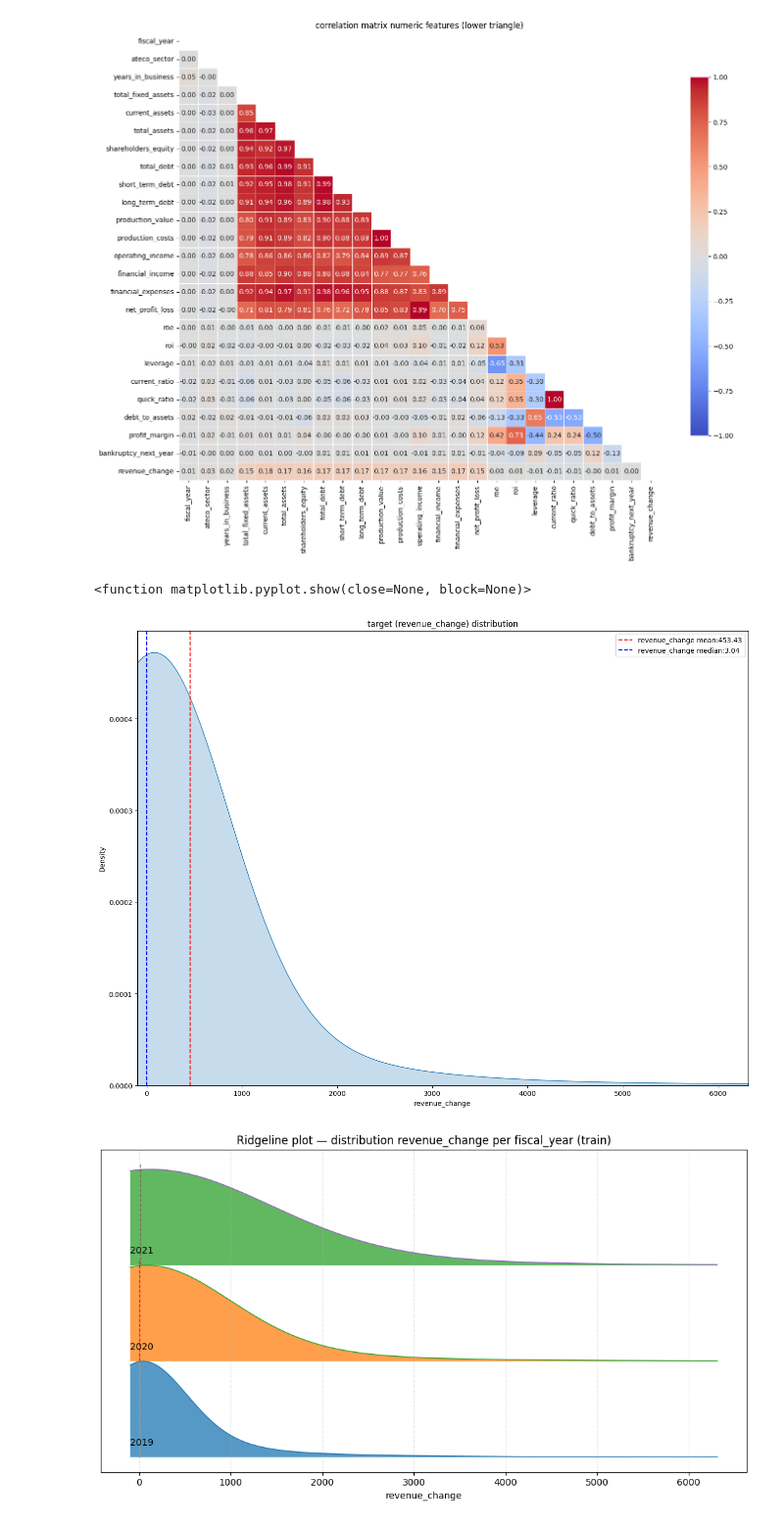
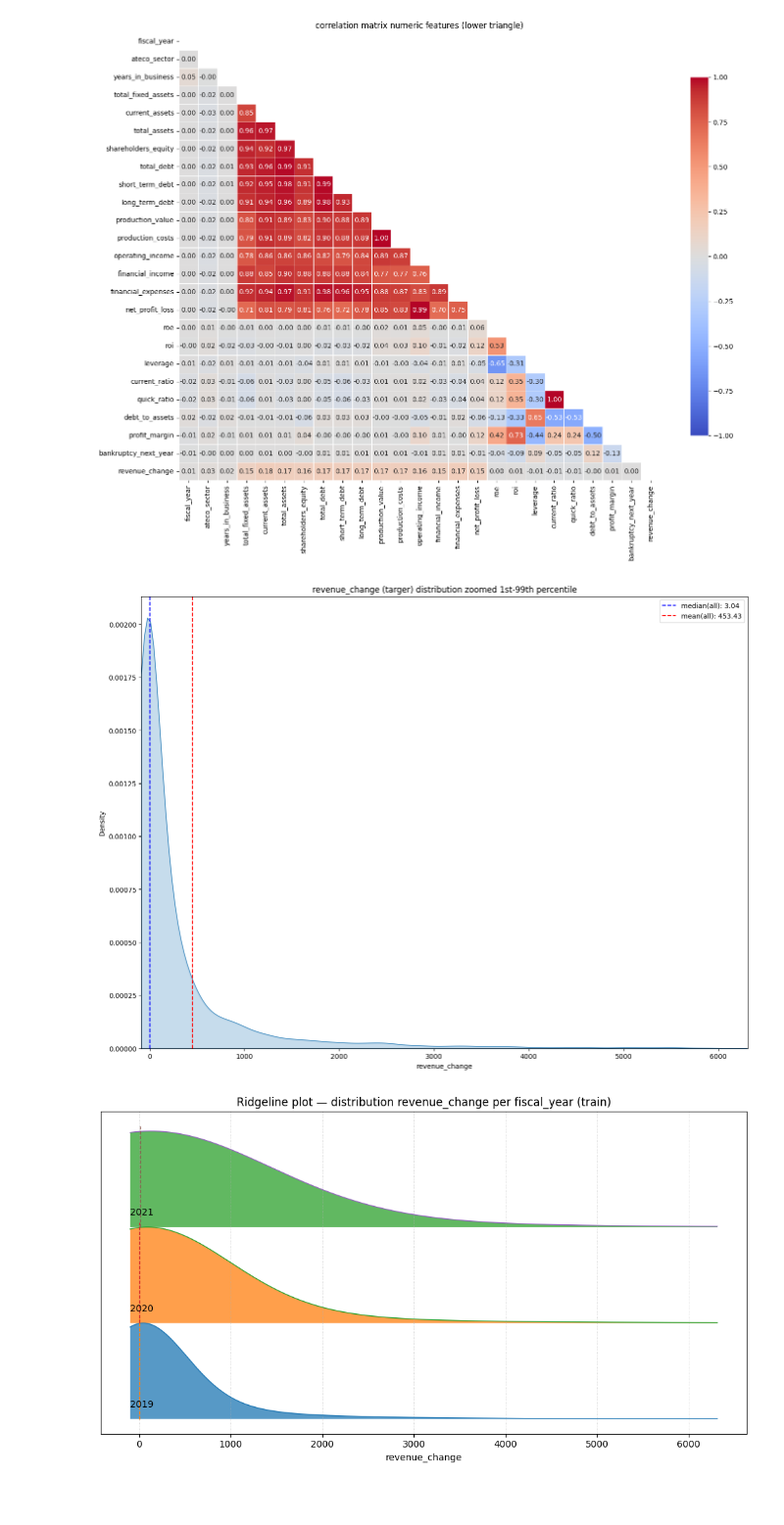
Before and after one commit to MoriondoTommaso/italian-financial-challenge, a Jupyter notebook: notebooks/work_tommaso.ipynb, the cells around one changed output. Shown at 98% size. Saved outputs shown, nothing was run; the diff lists cells and outputs as text; code cells hidden in the pictures; blank space fills up the shorter version.

```diff
--- a/notebooks/work_tommaso.ipynb
+++ b/notebooks/work_tommaso.ipynb
@@ -233,22 +233,20 @@ plt.show()
 # %% [output]
 [figure]
 # %%
-r_low, r_high = train_df[target].quantile([0, 0.99])
+y = train_df[target].dropna().copy()
+r_low, r_high = y.quantile([0.1, 0.99])
+y_core = y[(y >= r_low) & (y <= r_high)]
 
 plt.figure(figsize=(16,12))
-sns.kdeplot(data=train_df, x = target, clip=(r_low,r_high),fill=True)
-mean_target = train_df[target].mean()
-median_target = train_df[target].median()
-plt.axvline(mean_target,color='red',linestyle = '--',label=f'revenue_change mean:{mean_target:.2f}')
-plt.axvline(median_target,color='blue',linestyle='--',label=f'revenue_change median:{median_target:.2f}')
-plt.xlim(r_low,r_high)
-plt.title('target (revenue_change) distribution')
-plt.xlabel('revenue_change')
+sns.kdeplot(x=y_core, fill=True, cut=0)
+plt.axvline(y.median(), color="blue", linestyle="--", label=f"median(all): {y.median():.2f}")
+plt.axvline(y.mean(),   color="red",  linestyle="--", label=f"mean(all): {y.mean():.2f}")
+plt.xlim(r_low, r_high)
+plt.title('revenue_change (targer) distribution zoomed 1st-99th percentile')
 plt.legend()
-plt.show
+plt.show()
 # %% [output]
-<function matplotlib.pyplot.show(close=None, block=None)>
-[figure, old version]
+[figure, new version]
 # %%
 
 
```
Also changed, not shown: parts of 1 cell of this notebook, 2 other files.
